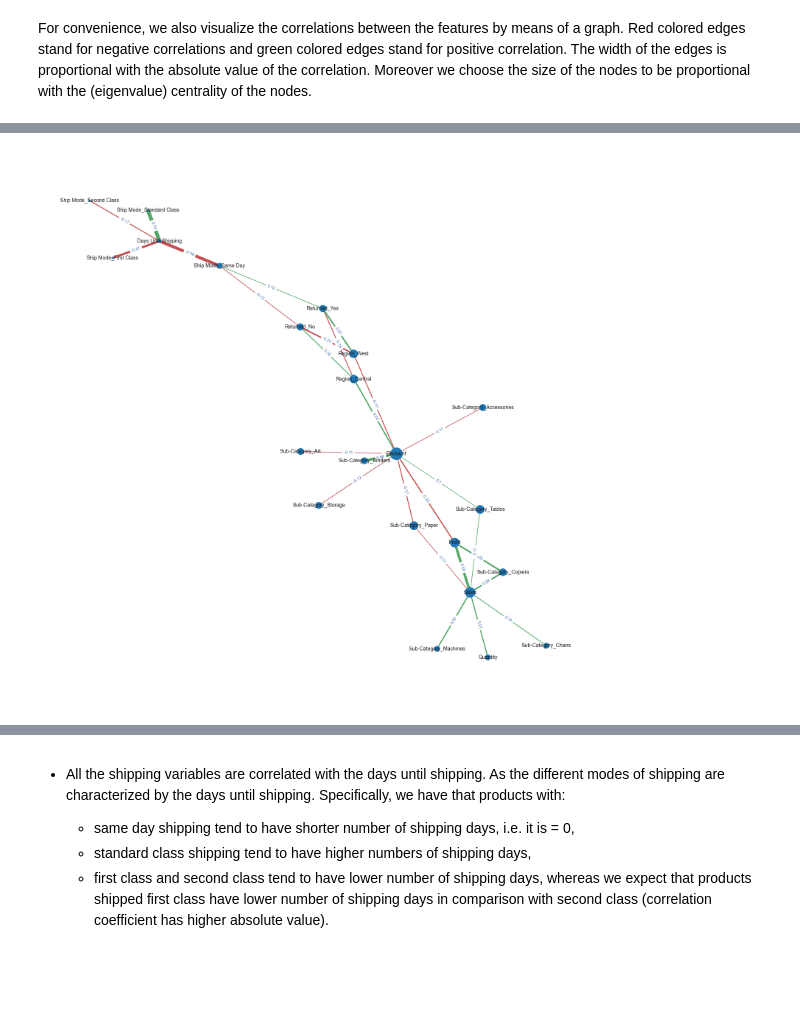
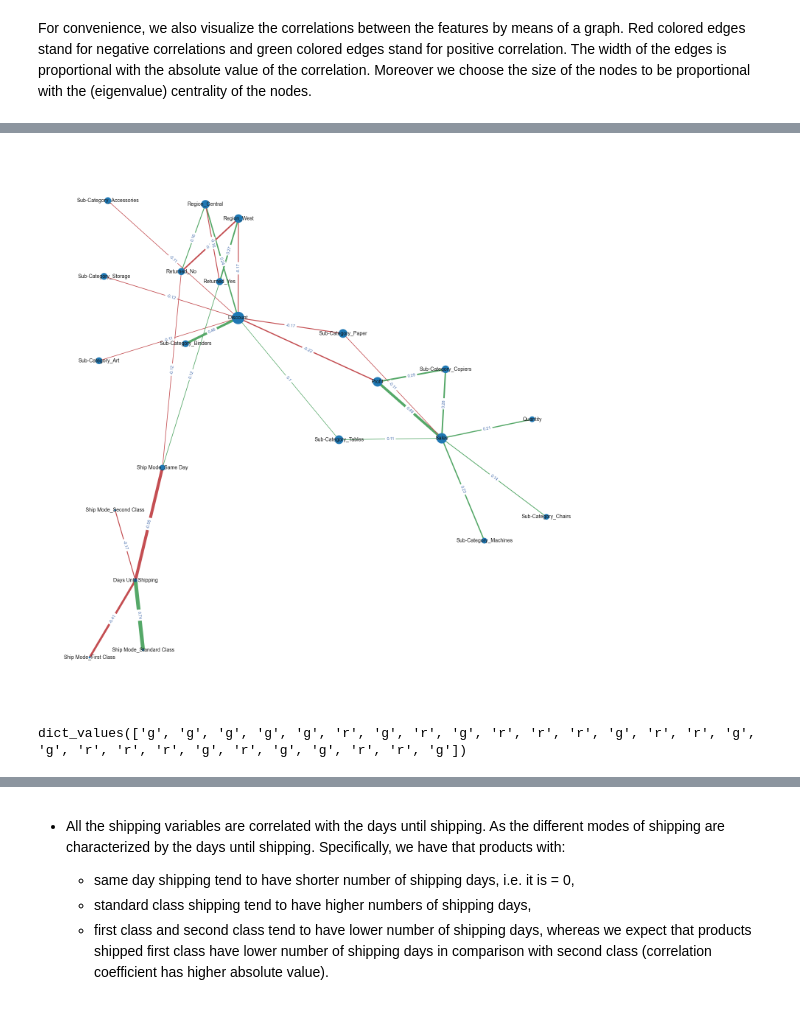
Before and after one commit to EzraTam/exploratory-analysis, a Jupyter notebook: notebooks/superstore_analysis.ipynb, the cells around one changed output, grey strips where cells are left out. Saved outputs shown, nothing was run; the diff lists cells and outputs as text; code cells hidden in the pictures; blank space fills up the shorter version.

```diff
--- a/notebooks/superstore_analysis.ipynb
+++ b/notebooks/superstore_analysis.ipynb
@@ -193,4 +665,8 @@ adjacency_matrix=adjacency_matrix.to_numpy()
 # %%
-ea.show_graph_with_labels(adjacency_matrix,dict_labels,"eigenvector")
+graph_handle=show_graph_with_labels(adjacency_matrix,dict_labels,"eigenvector")
 # %% [output]
-[figure, old version]
+[figure, new version]
+# %%
+nx.get_edge_attributes(graph_handle, "color").values()
+# %% [output]
+dict_values(['g', 'g', 'g', 'g', 'g', 'r', 'g', 'r', 'g', 'r', 'r', 'r', 'g', 'r', 'r', 'g', 'g', 'r', 'r', 'r', 'g', 'r', 'g', 'g', 'r', 'r', 'g'])
```
Also changed, not shown: parts of 30 cells of this notebook, 1 other file.
